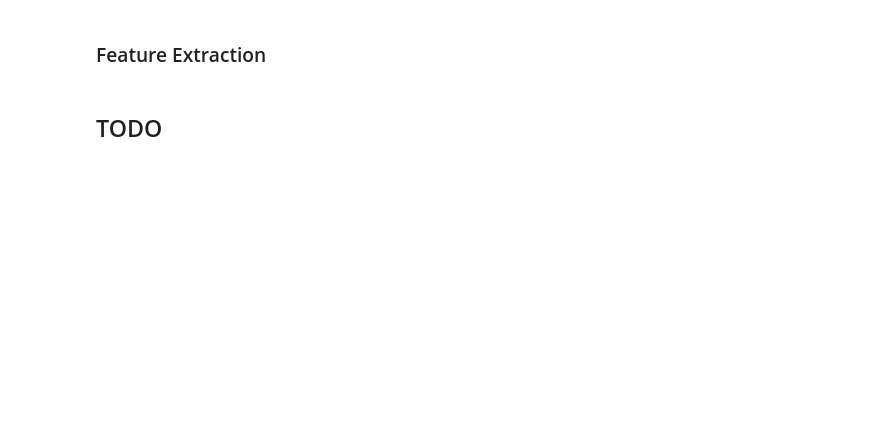
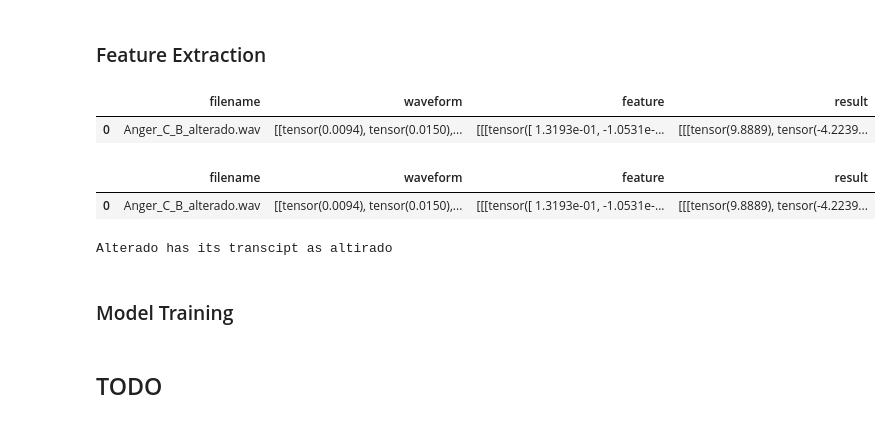
Before and after one commit to rul124/Capstone-MSED, a Jupyter notebook: MESD_Exploration.ipynb, the cells around one changed output. Drawn from its saved outputs; the diff is of its cells as text; code cells hidden in the pictures; blank space fills up the shorter version.

Commit message:
Feature Extraction - Wav2vec Process Done

```diff
--- a/MESD_Exploration.ipynb
+++ b/MESD_Exploration.ipynb
@@ -626,7 +626,19 @@ for entry in entries:
   waveforms.append([entry, cur_wave])
 # %%
 # get feature for all data
-for i, [entry, wave] in enumerate(waveforms):
-  with torch.inference_mode():
-    emission, _ = model(waveform)
-    waveforms[i].append(emission)
+waveforms_results = [] # waveforms + features extracted
+from tqdm import tqdm
+
+for i in tqdm(range(len(waveforms))):
+    entry, wave = waveforms[i]
+    with torch.inference_mode():
+      features, _ = model.extract_features(wave)
+      emission, _ = model(wave)
+      waveforms_results.append([entry, wave, features, emission])
+# %%
+df_waves = pd.DataFrame(waveforms_results, columns = ["filename", "waveform", "feature", "result"])
+# %%
+df_waves.head(1)
+# %% [output]
+|  | filename | waveform | feature | result |
+| 0 | Anger_C_B_alterado.wav | [[tensor(0.0094), tensor(0.0150),... | [[[tensor([ 1.3193e-01, -1.0531e-... | [[[tensor(9.8889), tensor(-4.2239... |
@@ -632,0 +649,7 @@ for i, [entry, wave] in enumerate(waveforms):
+# %%
+# test load pickle file
+unpickled_df = pd.read_pickle(DF_PATH)
+unpickled_df.head(1)
+# %% [output]
+|  | filename | waveform | feature | result |
+| 0 | Anger_C_B_alterado.wav | [[tensor(0.0094), tensor(0.0150),... | [[[tensor([ 1.3193e-01, -1.0531e-... | [[[tensor(9.8889), tensor(-4.2239... |
@@ -633,2 +661,8 @@ for i, [entry, wave] in enumerate(waveforms):
+# %%
+print(f'Alterado has its transcipt as {transcript}')
+# %% [output]
+Alterado has its transcipt as altirado
+# %% [markdown]
+### Model Training
 # %% [markdown]
 ## TODO
```
Also changed, not shown: parts of 2 cells of this notebook.
